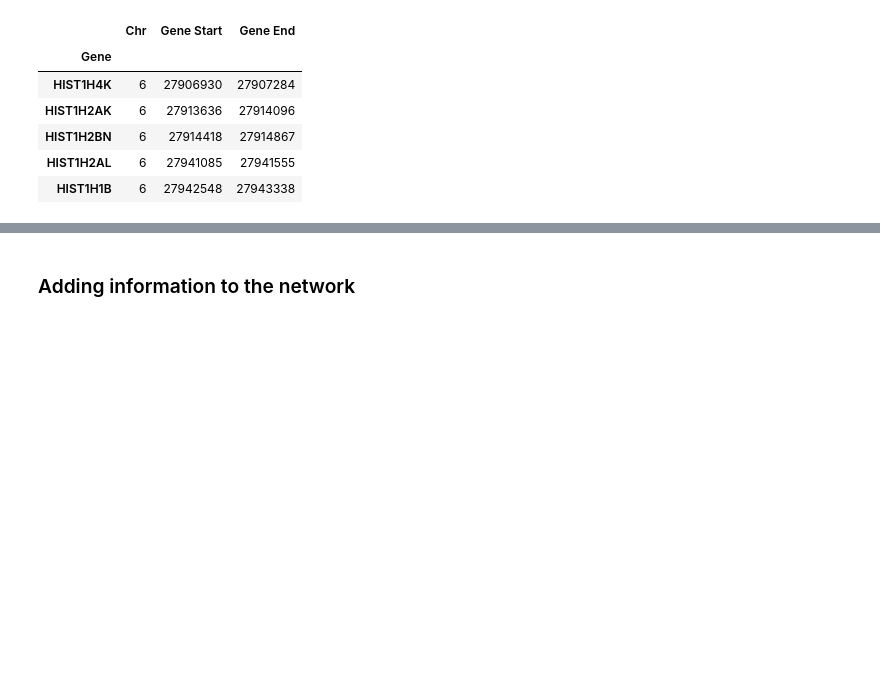
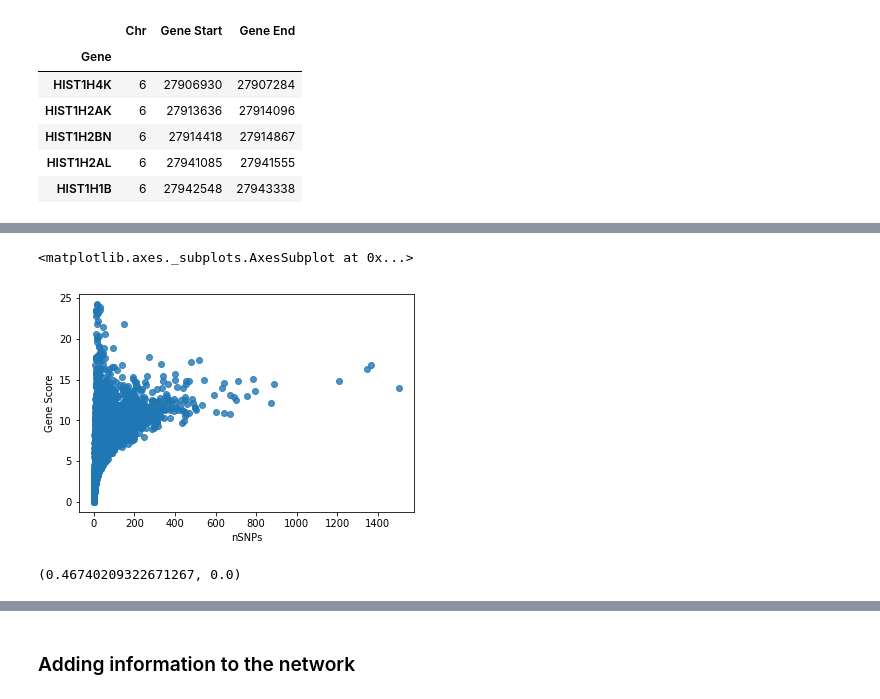
Before and after one commit to kkchau/NetGWAS, a Jupyter notebook: work/NetworkGWAS.ipynb, the cells around one changed output, grey strips where cells are left out. Cells and saved outputs as stored; diff of their text form; code cells hidden in the pictures; blank space fills up the shorter version.

```diff
--- a/work/NetworkGWAS.ipynb
+++ b/work/NetworkGWAS.ipynb
@@ -111,0 +170,8 @@ gene_summaries.head()
+# %%
+# Plot the gene rescore vs nSNPs
+fig_rescore = plt.figure()
+ax = fig_rescore.add_subplot(111)
+sns.regplot(gene_summaries["nSNPs"], gene_summaries["Gene Score"], fit_reg = False)
+# %% [output]
+<matplotlib.axes._subplots.AxesSubplot at 0x...>
+[figure, added]
@@ -112,2 +180,6 @@ gene_summaries.head()
+# %%
+pearsonr(gene_summaries["nSNPs"], gene_summaries["Gene Score"])
+# %% [output]
+(0.46740209322671267, 0.0)
 # %%
 # Compare new gene list to given
```
Also changed, not shown: parts of 35 cells of this notebook, 5 other files.
